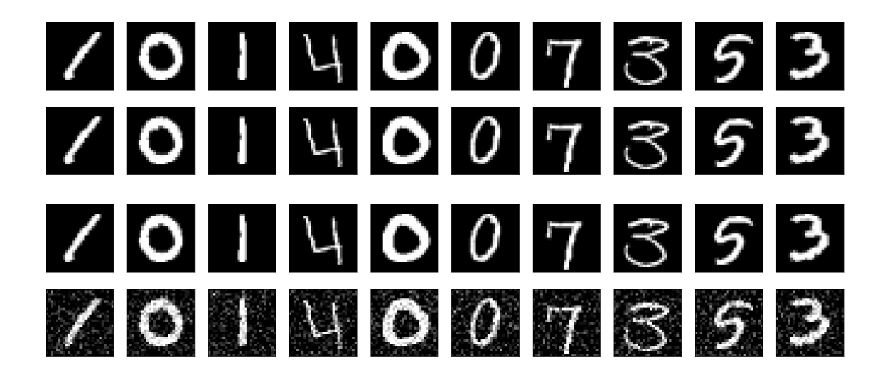
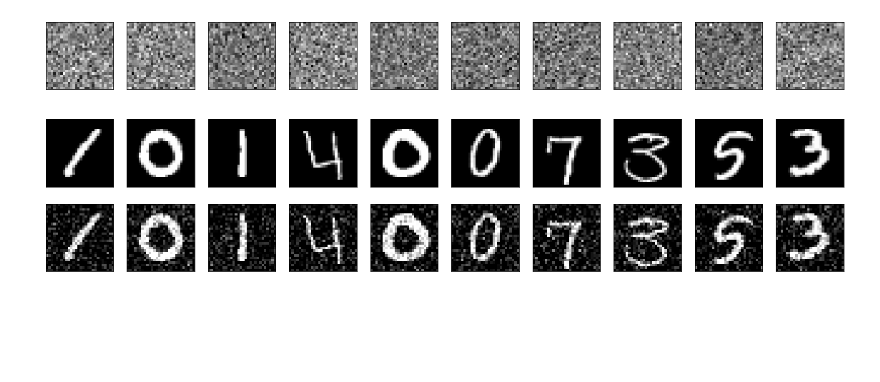
Before and after one commit to Greveley/AutoEncoderImageDenoise, a Jupyter notebook: DataPrep_and_Train.ipynb, the cells around one changed output. Drawn from its saved outputs; the diff is of its cells as text; code cells hidden in the pictures; blank space fills up the shorter version.

```diff
--- a/DataPrep_and_Train.ipynb
+++ b/DataPrep_and_Train.ipynb
@@ -21,7 +21,7 @@ X = scale(X)
 # Reshaping data
 X = X.values.reshape(-1,28,28,1)
 # %%
-def plot(data,start):
+def plot(data,start=0,save=False):
     """Input: a list of variables containing MNIST data to plot
               what number in the data you want to start at"""
 
@@ -39,7 +39,28 @@ def plot(data,start):
              plt.gray()
              ax.get_xaxis().set_visible(False)
              ax.get_yaxis().set_visible(False)
+
+    if save:
+        file_name = input("file name:")
+        plt.savefig('./results/images/%s_start%s.png'%(file_name,start))
+# %%
+plot([noise],save=True)
+# %% [output]
+[figure, added]
+# %%
+def add_noise(data, noise_level):
+    """Adding gaussian noise to the data
+        Inputs: list of arrays of data
+                noise level of gaussian noise you want added"""
+    noise = noise_level*np.random.normal(loc=0,scale=1.0,size=data.shape)
+    data = data + noise
+
+    data = np.clip(data,0,1)
+
+    return data,noise
+# %%
+X_noisy, noise = add_noise(X,noise_level=0.2)
 # %%
-plot([X,X])
+plot([X,X_noisy],0)
 # %% [output]
-[figure, old version]
+[figure, new version]
@@ -59,4 +66,0 @@ X_noisy = add_noise(X,noise_level=0.2)
-# %%
-plot([X,X_noisy])
-# %% [output]
-[figure, removed]
```
Also changed, not shown: parts of 25 cells of this notebook.
